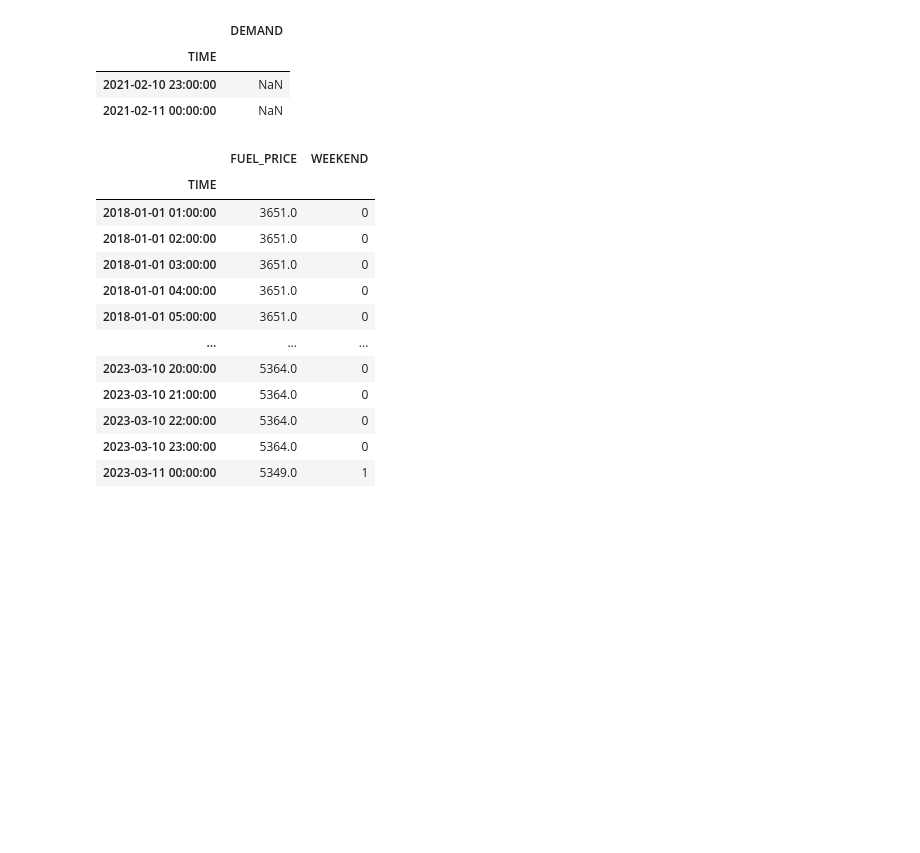
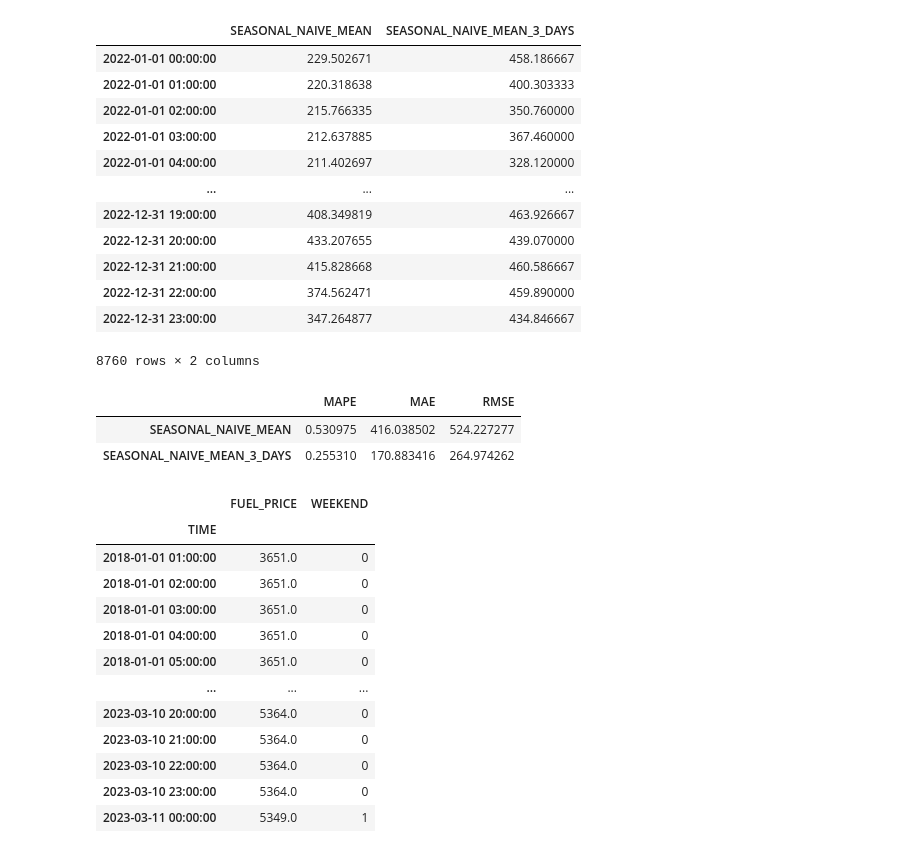
Before and after one commit to sewcio543/EPF-Framework, a Jupyter notebook: modeling.ipynb, the cells around one changed output. Saved outputs shown, nothing was run; the diff lists cells and outputs as text; code cells hidden in the pictures; blank space fills up the shorter version.

Commit message:
backtesting component

```diff
--- a/modeling.ipynb
+++ b/modeling.ipynb
@@ -170,15 +36,9 @@ splitter = ExpandingWindowSplitter(fh=fh, initial_window=len(train), step_length
 
 cv = splitter.split(cv_data)
 # %%
-from sktime.forecasting.exp_smoothing import ExponentialSmoothing
 from sktime.forecasting.naive import NaiveForecaster
-from sktime.performance_metrics.forecasting import MeanAbsoluteError, MeanAbsolutePercentageError
-from sktime.performance_metrics.forecasting._classes import BaseForecastingErrorMetric, MeanSquaredError
-from sktime.forecasting.arima import ARIMA, AutoARIMA
-from sktime.forecasting.compose import make_reduction
-from sklearn.linear_model import LinearRegression
-from sktime.forecasting.theta import ThetaForecaster
-from typing import Iterable
+from sktime.performance_metrics.forecasting import MeanAbsoluteError, MeanAbsolutePercentageError, MeanSquaredError
+from app.modeling.backtesting import TSBacktesting
 
 models = {
     "SEASONAL_NAIVE_MEAN": NaiveForecaster(strategy="mean", sp=24),
@@ -193,32 +53,5 @@ models = {
     # "AR_24": ARIMA(order=(24,0,0))
 }
 
-metrics = {
-    "MAPE": MeanAbsolutePercentageError(),
-    "MAE": MeanAbsoluteError(),
-    "RMSE": MeanSquaredError(square_root=True)
-}
 
-
-def run_cv(models: dict, splitter: BaseSplitter, y: pd.Series) -> dict:
-    res = {}
-    for name, model in models.items():
-        cv_res = evaluate(model, cv=splitter, y=y, return_data=True, strategy="update")
-        preds = pd.concat(iter(cv_res.y_pred)).rename(name)
-        res[name] = preds
-    return res
-
-def get_metrics(forecast: Iterable, actuals: Iterable, metrics: dict[str, BaseForecastingErrorMetric]) -> dict:
-    return {name: metric(actuals, forecast) for name, metric in metrics.items()}
-
-
-res = run_cv(models, splitter, cv_data)
-vals = pd.concat(res.values(), axis=1)
-d = vals.apply(lambda x: get_metrics(x, test, metrics)).to_dict()
+bt = TSBacktesting(splitter, models=models)
-# %%
-demand.loc[demand.asfreq("H").isna().any(axis=1)]
-# %% [output]
-|  | DEMAND |
-| TIME |  |
-| 2021-02-10 23:00:00 | NaN |
-| 2021-02-11 00:00:00 | NaN |
@@ -228,3 +58,25 @@ demand.asfreq("H").loc[mask].resample("M").apply(len).replace(0, np.nan).dropna(
+# %%
+bt.evaluate(cv_data)
+# %% [output]
+|  | SEASONAL_NAIVE_MEAN | SEASONAL_NAIVE_MEAN_3_DAYS |
+| 2022-01-01 00:00:00 | 229.502671 | 458.186667 |
+| 2022-01-01 01:00:00 | 220.318638 | 400.303333 |
+| 2022-01-01 02:00:00 | 215.766335 | 350.760000 |
+| 2022-01-01 03:00:00 | 212.637885 | 367.460000 |
+| 2022-01-01 04:00:00 | 211.402697 | 328.120000 |
+| ... | ... | ... |
+| 2022-12-31 19:00:00 | 408.349819 | 463.926667 |
+| 2022-12-31 20:00:00 | 433.207655 | 439.070000 |
+| 2022-12-31 21:00:00 | 415.828668 | 460.586667 |
+| 2022-12-31 22:00:00 | 374.562471 | 459.890000 |
+| 2022-12-31 23:00:00 | 347.264877 | 434.846667 |
+8760 rows × 2 columns
+# %%
+bt.errors_
+# %% [output]
+|  | MAPE | MAE | RMSE |
+| SEASONAL_NAIVE_MEAN | 0.530975 | 416.038502 | 524.227277 |
+| SEASONAL_NAIVE_MEAN_3_DAYS | 0.255310 | 170.883416 | 264.974262 |
 # %%
 from abc import ABC, abstractmethod
 from sktime.transformations.series.outlier_detection import HampelFilter
```
Also changed, not shown: parts of 14 cells of this notebook, 3 other files.
